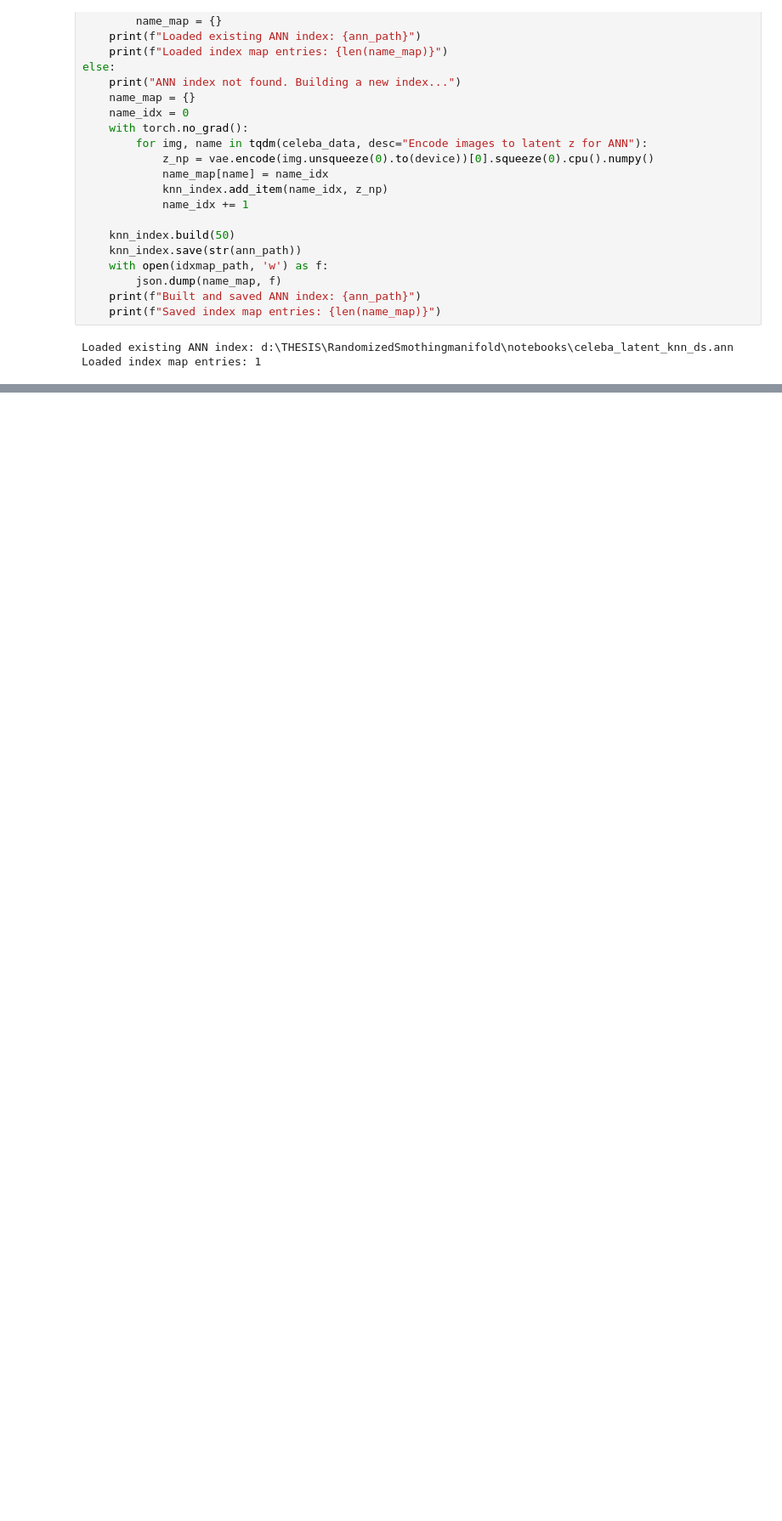
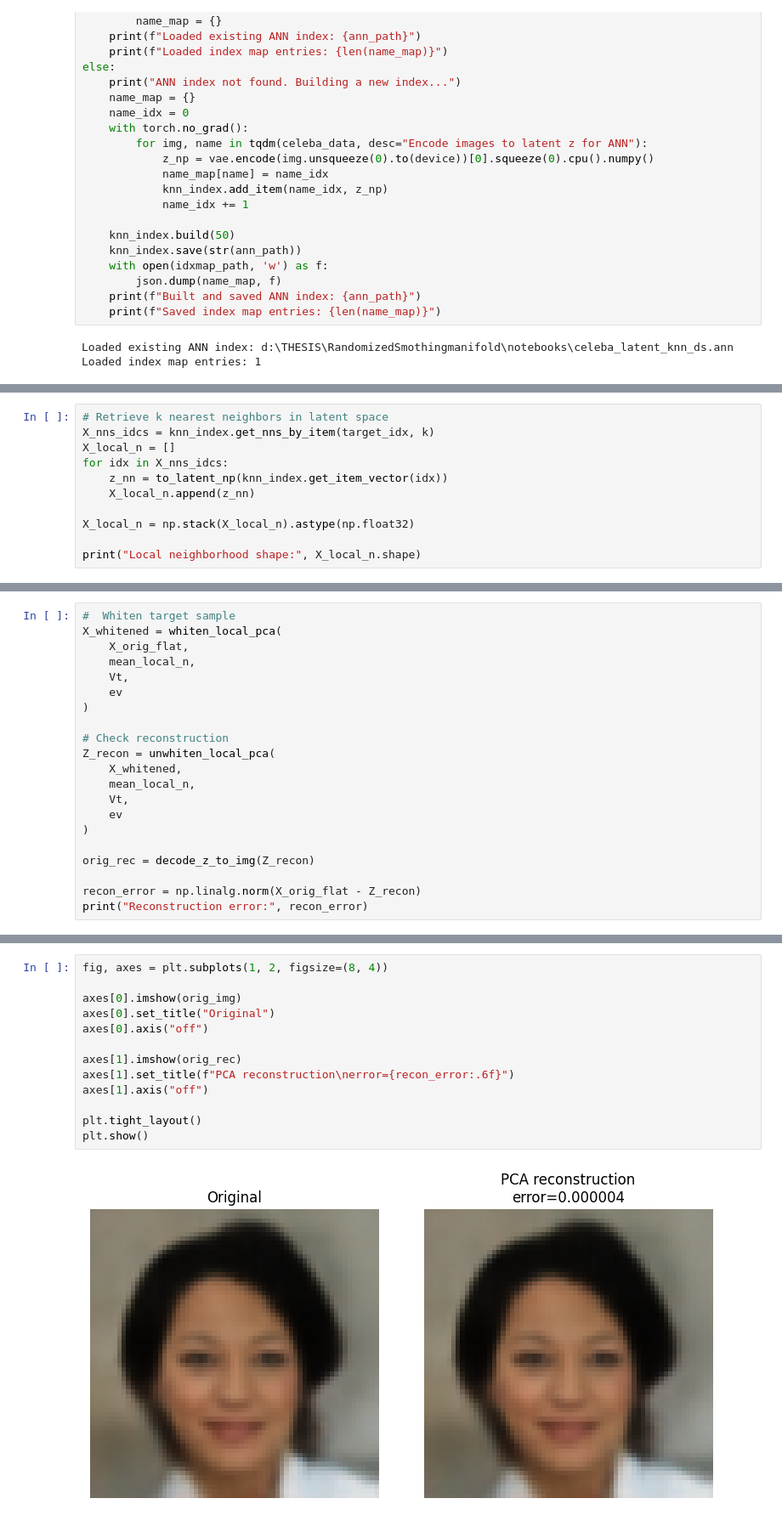
Before and after one commit to daniyaniazi/RandomizedSmothingmanifold, a Jupyter notebook: notebooks/Celeba_LatentManiSmooth_PCA_Inter.ipynb, the cells around one changed output, grey strips where cells are left out. Shown at 85% size. Cells and saved outputs as stored; diff of their text form; blank space fills up the shorter version.

Commit message:
add: step changes index wise

```diff
--- a/notebooks/Celeba_LatentManiSmooth_PCA_Inter.ipynb
+++ b/notebooks/Celeba_LatentManiSmooth_PCA_Inter.ipynb
@@ -790,0 +257,11 @@ Low MAE for top only means those few dims carry most of this PCs information.
+# %%
+# Retrieve k nearest neighbors in latent space
+X_nns_idcs = knn_index.get_nns_by_item(target_idx, k)
+X_local_n = []
+for idx in X_nns_idcs:
+    z_nn = to_latent_np(knn_index.get_item_vector(idx))
+    X_local_n.append(z_nn)
+
+X_local_n = np.stack(X_local_n).astype(np.float32)
+
+print("Local neighborhood shape:", X_local_n.shape)
@@ -790,0 +290,21 @@ Low MAE for top only means those few dims carry most of this PCs information.
+# %%
+#  Whiten target sample
+X_whitened = whiten_local_pca(
+    X_orig_flat,
+    mean_local_n,
+    Vt,
+    ev
+)
+
+# Check reconstruction
+Z_recon = unwhiten_local_pca(
+    X_whitened,
+    mean_local_n,
+    Vt,
+    ev
+)
+
+orig_rec = decode_z_to_img(Z_recon)
+
+recon_error = np.linalg.norm(X_orig_flat - Z_recon)
+print("Reconstruction error:", recon_error)
@@ -790,0 +313,15 @@ Low MAE for top only means those few dims carry most of this PCs information.
+# %%
+fig, axes = plt.subplots(1, 2, figsize=(8, 4))
+
+axes[0].imshow(orig_img)
+axes[0].set_title("Original")
+axes[0].axis("off")
+
+axes[1].imshow(orig_rec)
+axes[1].set_title(f"PCA reconstruction\nerror={recon_error:.6f}")
+axes[1].axis("off")
+
+plt.tight_layout()
+plt.show()
+# %% [output]
+[figure, added]
```
Also changed, not shown: parts of 18 cells of this notebook.
